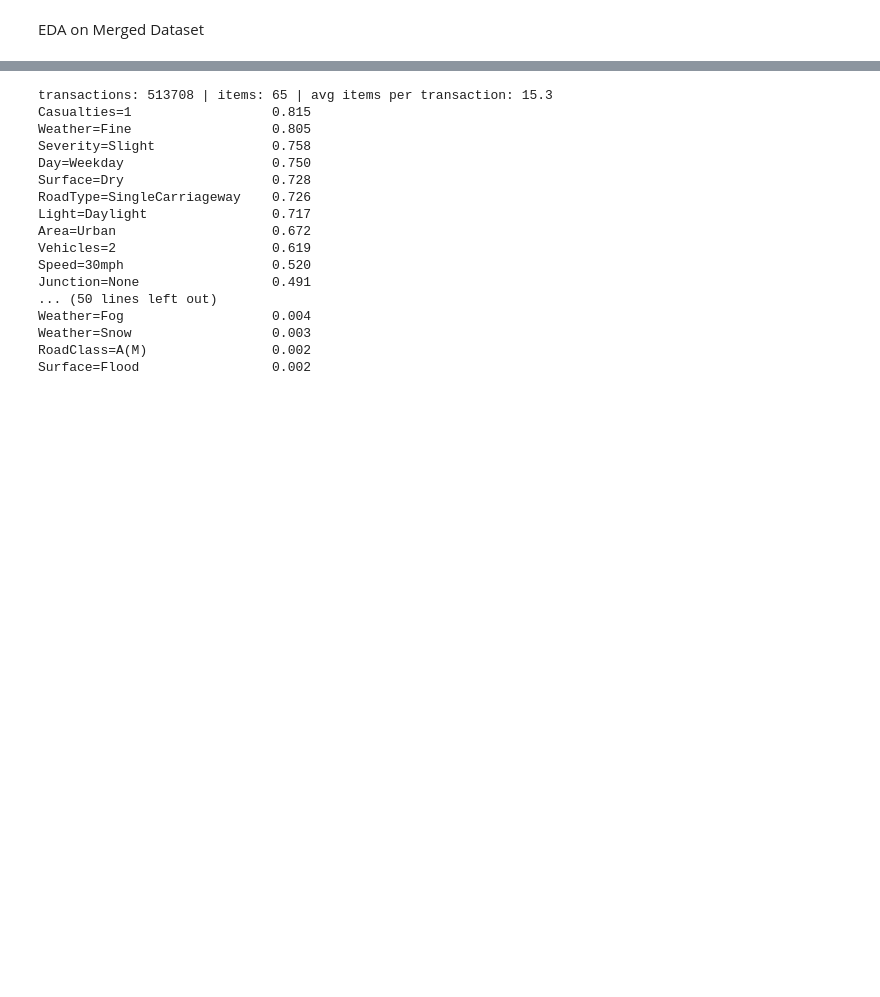
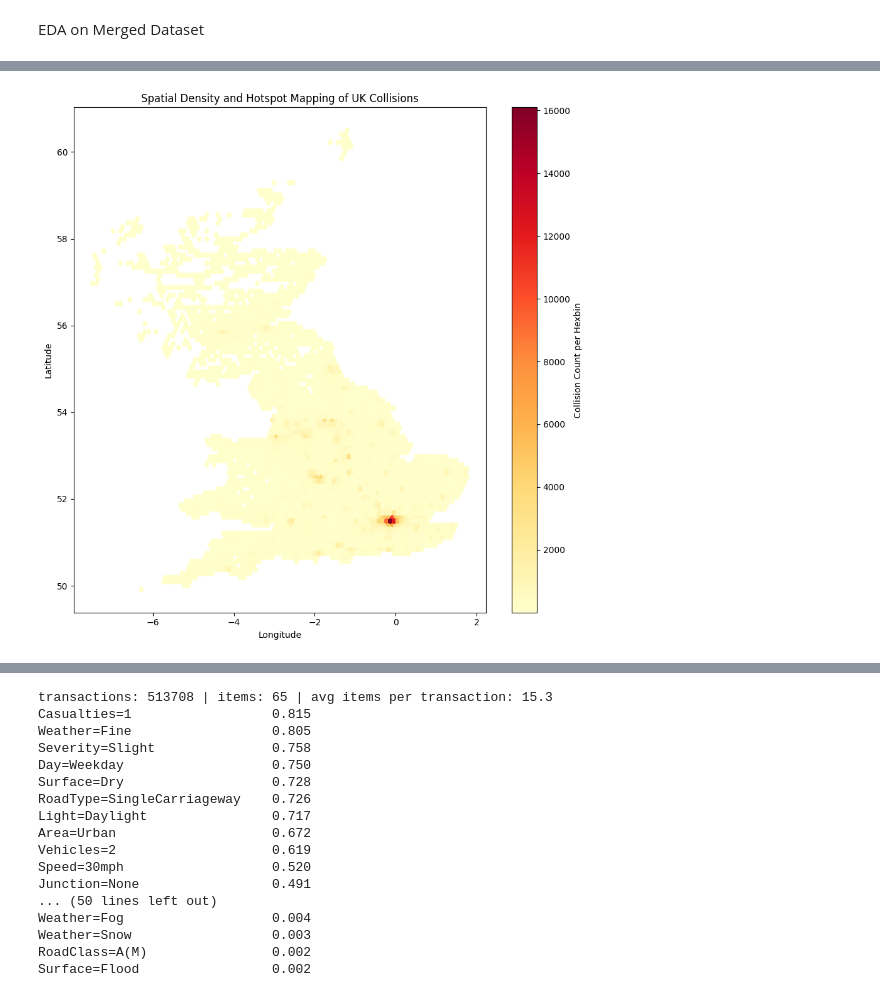
Before and after one commit to ghadiadeepali/Road_Accident_Pattern_Mining_and_Severity-Analysis, a Jupyter notebook: code.ipynb, the cells around one changed output, grey strips where cells are left out. Drawn from its saved outputs; the diff is of its cells as text; code cells hidden in the pictures; blank space fills up the shorter version.

```diff
--- a/code.ipynb
+++ b/code.ipynb
@@ -749,0 +803,19 @@ Rules followed here:
+# %%
+# Accident Density Hotspots
+
+plt.figure(figsize=(9, 9))
+plt.hexbin(
+    df_merged["longitude"],
+    df_merged["latitude"],
+    gridsize=100,
+    cmap="YlOrRd",
+    mincnt=1
+)
+cb = plt.colorbar(label="Collision Count per Hexbin")
+plt.title("Spatial Density and Hotspot Mapping of UK Collisions")
+plt.xlabel("Longitude")
+plt.ylabel("Latitude")
+plt.tight_layout()
+plt.show()
+# %% [output]
+[figure, added]
```
Also changed, not shown: parts of 14 cells of this notebook.
